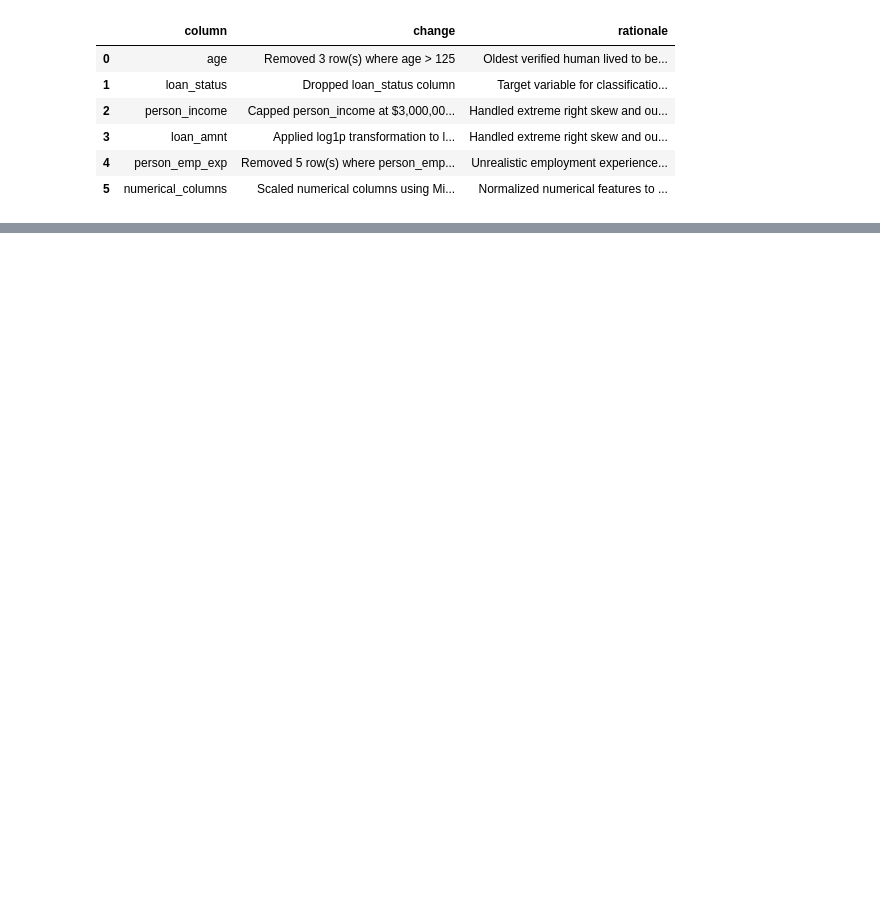
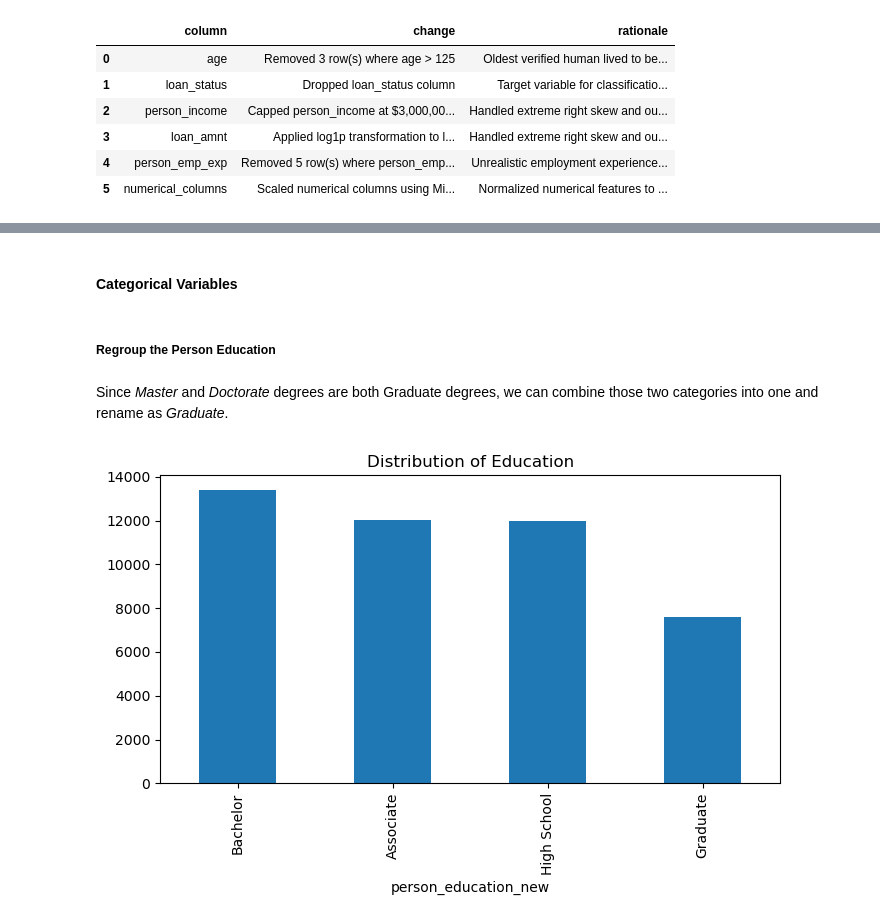
Before and after one commit to jb705249/SJU_DSS_740_Final_Project, a Jupyter notebook: Scr/initial_data_cleaning.ipynb, the cells around one changed output, grey strips where cells are left out. Drawn from its saved outputs; the diff is of its cells as text; code cells hidden in the pictures; blank space fills up the shorter version.

Commit message:
Added analysis to the correlation matrix. Regrouped the categories for the Home Ownership and Education variables and updated the change log

```diff
--- a/Scr/initial_data_cleaning.ipynb
+++ b/Scr/initial_data_cleaning.ipynb
@@ -353,0 +358,25 @@ memory usage: 4.8+ MB
+# %% [markdown]
+<h4>Categorical Variables</h4>
+# %% [markdown]
+<h5>  Regroup the Person Education </h5>
+# %% [markdown]
+Since *Master* and *Doctorate* degrees are both Graduate degrees, we can combine those two categories into one and rename as *Graduate*.
+# %%
+# Create the new mappings
+grad_edu = {'Master': 'Graduate',
+            'Doctorate': 'Graduate'
+}
+
+#Create new field with the updated values
+df_cleaned['person_education_new'] = df['person_education'].replace(grad_edu)
+
+#View the new distribution for education
+fig = plt.figure(figsize=(8, 4))
+df_cleaned['person_education_new'].value_counts().plot(kind='bar')
+plt.title(f"Distribution of Education")
+plt.show()
+
+#Drop the original field
+df_cleaned.drop('person_education', axis=1, inplace=True)
+# %% [output]
+[figure, added]
```
Also changed, not shown: parts of 20 cells of this notebook.
